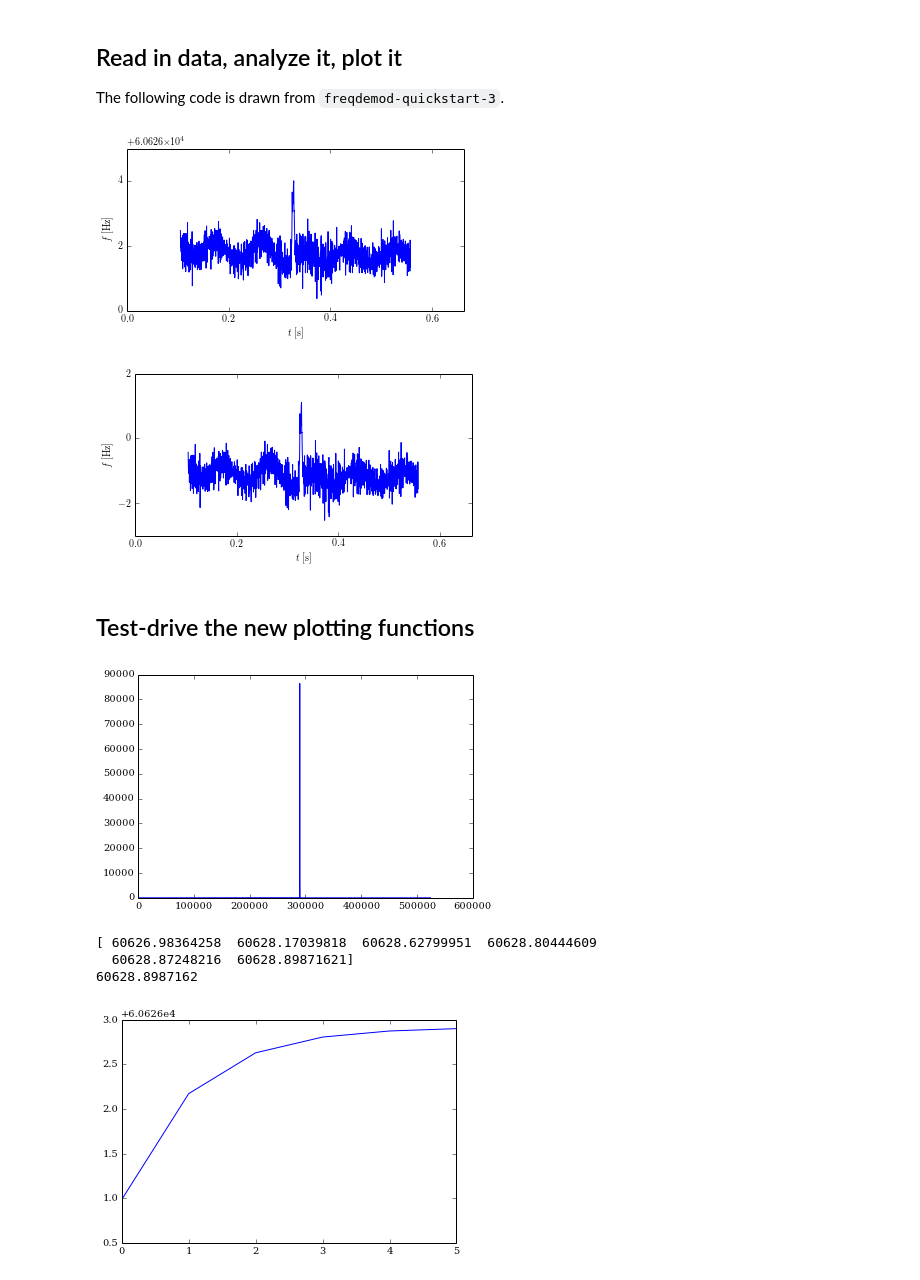
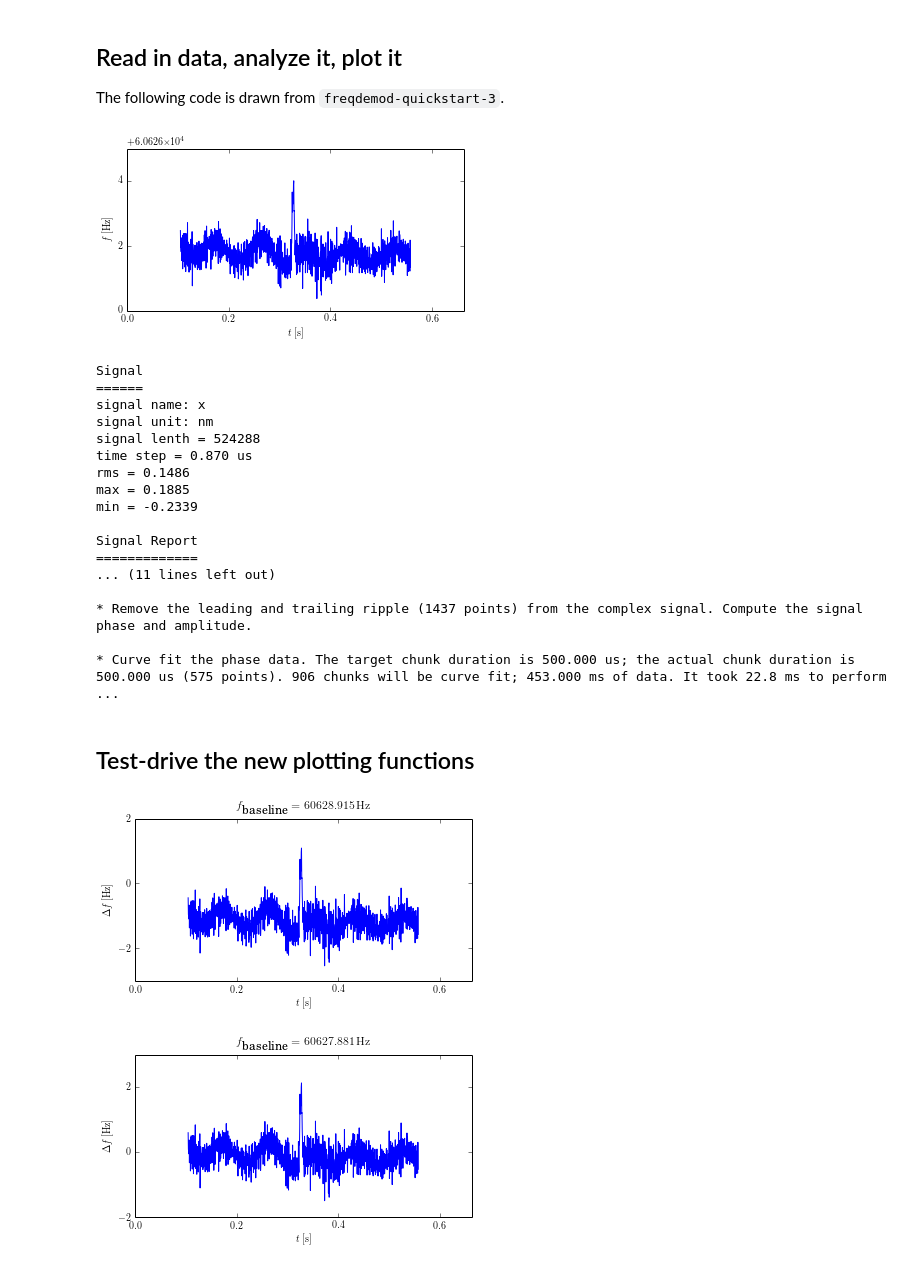
Before and after one commit to JohnMarohn/FreqDemod, a Jupyter notebook: freqdemod/docs/freqdemod-quickstart-4.ipynb, the cells around one changed output. Drawn from its saved outputs; the diff is of its cells as text; code cells hidden in the pictures.

Commit message:
Add plot_phase_fit(delta=yes) and plot_phase_fit(delta=yes,baseline=0.1) -- two nice optioanl features.

```diff
--- a/freqdemod/docs/freqdemod-quickstart-4.ipynb
+++ b/freqdemod/docs/freqdemod-quickstart-4.ipynb
@@ -52,30 +57,34 @@ S.trim()
 S.fit(dt_chunk_target=0.50E-3)
 
 # Plot the inferred phase vs time
+#  and print a report
 
 S.plot_phase_fit()
-S.plot_phase_fit(delta="yes")
+print(S)
 # %% [output]
 [figure]
-[figure, removed]
+Signal
+======
+signal name: x
+signal unit: nm
+signal lenth = 524288
+time step = 0.870 us
+rms = 0.1486
+max = 0.1885
+min = -0.2339
+
+Signal Report
+=============
+... (11 lines left out)
+
+* Remove the leading and trailing ripple (1437 points) from the complex signal. Compute the signal phase and amplitude.
+
+* Curve fit the phase data. The target chunk duration is 500.000 us; the actual chunk duration is 500.000 us (575 points). 906 chunks will be curve fit; 453.000 ms of data. It took 22.8 ms to perform  ...
 # %% [markdown]
 ## Test-drive the new plotting functions
-# %%
-import matplotlib.pyplot as plt
-
-plt.plot(abs(S.signal['swFTfilt']))
-plt.show()
-# %% [output]
-[figure, removed]
-# %%
-print S.signal['f0']
-print S.signal['f00']
-# %% [output]
-[ 60626.98364258  60628.17039818  60628.62799951  60628.80444609
-  60628.87248216  60628.89871621]
-60628.8987162
-# %%
-plt.plot( S.signal['f0'])
-plt.show()
-# %% [output]
-[figure, removed]
+# %%
+S.plot_phase_fit(delta="yes")
+S.plot_phase_fit(delta="yes",baseline=0.1)
+# %% [output]
+[figure, added]
+[figure, added]
```
Also changed, not shown: parts of 2 cells of this notebook, 1 other file.
